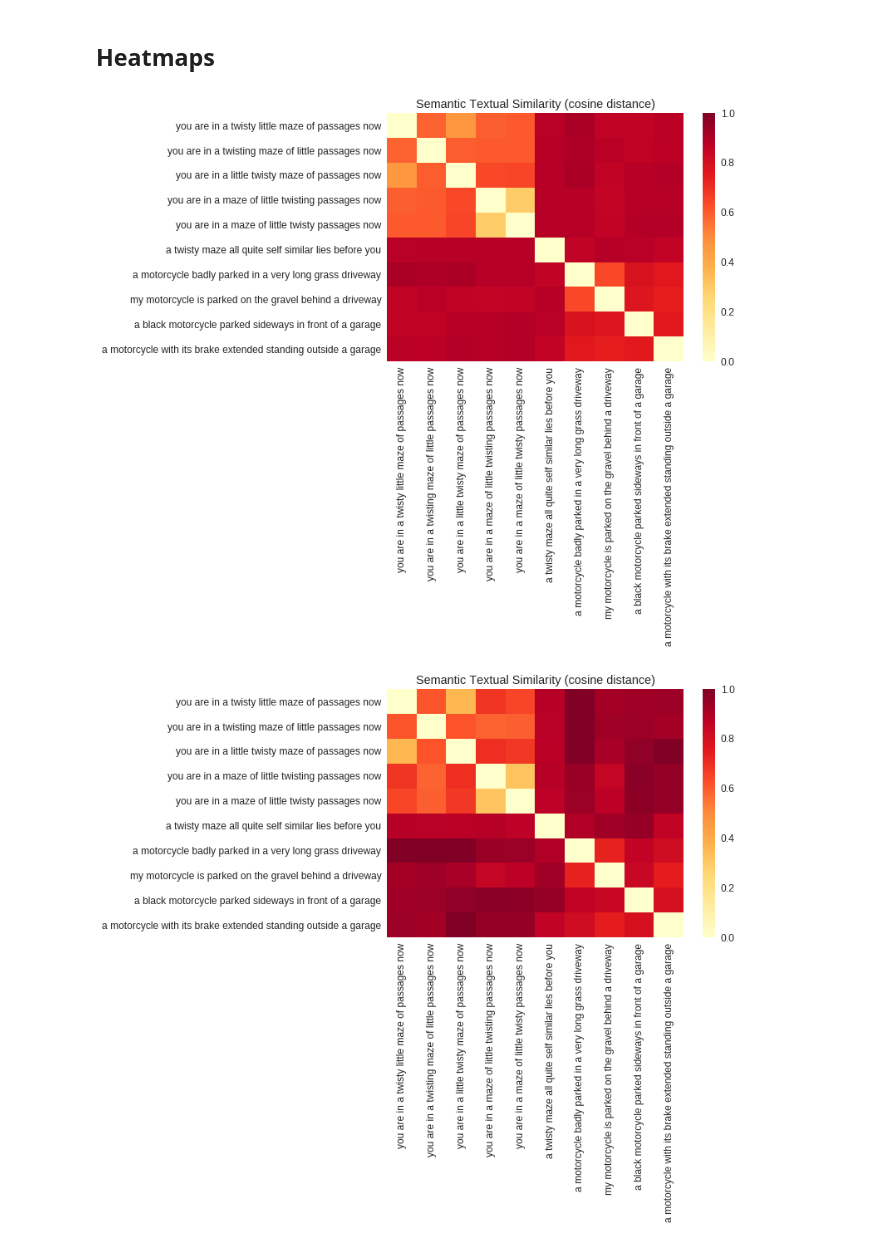
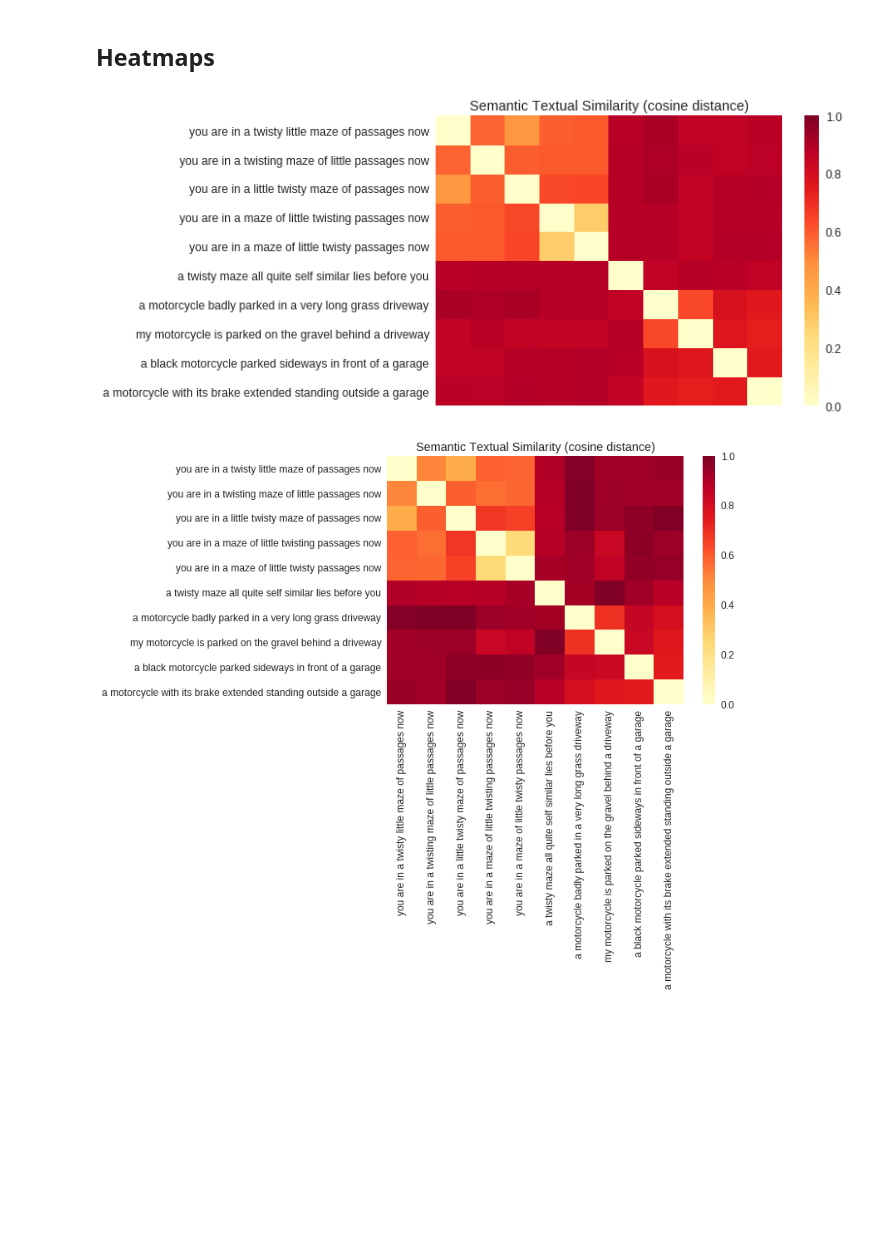
Before and after one commit to LanceNorskog/vae, a Jupyter notebook: vae_nlp__mscoco.ipynb, the cells around one changed output. Cells and saved outputs as stored; diff of their text form; code cells hidden in the pictures; blank space fills up the shorter version.

```diff
--- a/vae_nlp__mscoco.ipynb
+++ b/vae_nlp__mscoco.ipynb
@@ -502,7 +518,7 @@ In these plots, the sentences from Adventure are in black,  'Freestyle' versions
 # %% [markdown]
 ## Heatmaps
 # %%
-def plot_similarity(labels, features, rotation):
+def plot_similarity(labelsX, labelsY, features, rotation=90):
   corr = np.zeros((len(features), len(features)))
   for i in range(len(features)):
     for j in range(len(features)):
@@ -510,14 +526,14 @@ def plot_similarity(labels, features, rotation):
   sns.set(font_scale=1.2)
   g = sns.heatmap(
       corr,
-      xticklabels=labels,
-      yticklabels=labels,
+      xticklabels=labelsX,
+      yticklabels=labelsY,
       vmin=0.0,
       vmax=1.0,
       cmap="YlOrRd"
   )
 
-  g.set_xticklabels(labels, rotation=rotation)
+  g.set_xticklabels(labelsX, rotation=rotation)
   g.set_title("Semantic Textual Similarity (cosine distance)")
 
 misc_text = [
@@ -529,11 +545,11 @@ misc_text = [
 # %%
 #labels = adventure + freestyle + more_free
 labels = adventure + more_free + misc_text
 (orig, predicted) = predict(labels)
-plot_similarity(labels, orig, 90)
+plot_similarity([], labels, orig, 90)
 # %% [output]
-[figure, old version]
+[figure, new version]
 # %%
-plot_similarity(labels, predicted, 90)
+plot_similarity(labels, labels, predicted, 90)
 # %% [output]
-[figure, old version]
+[figure, new version]
```
Also changed, not shown: parts of 9 cells of this notebook.
